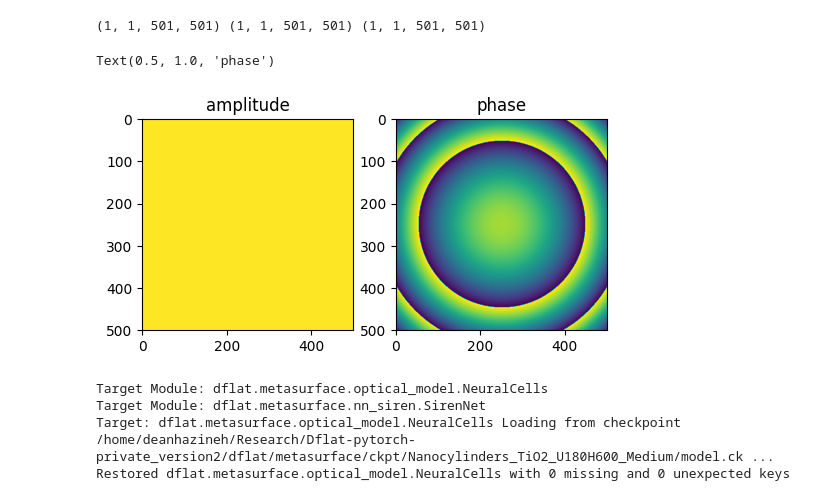
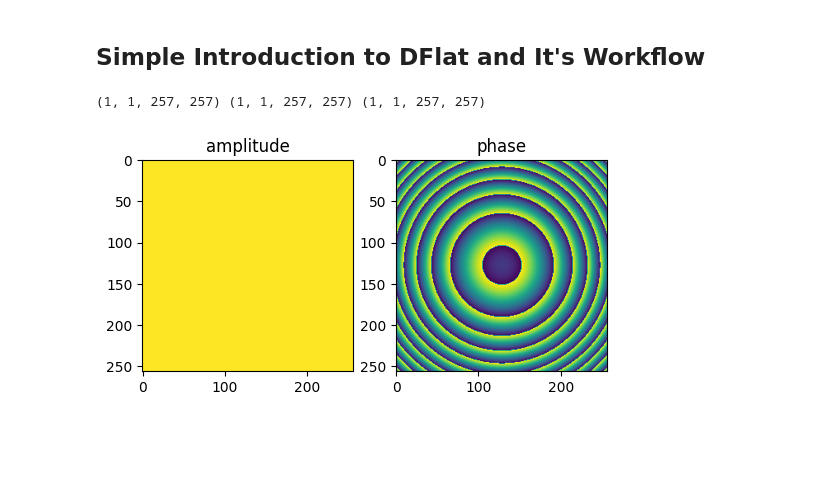
Before and after one commit to DeanHazineh/DFlat, a Jupyter notebook: scripts/demo.ipynb, the cells around one changed output. Drawn from its saved outputs; the diff is of its cells as text; code cells hidden in the pictures; blank space fills up the shorter version.

```diff
--- a/scripts/demo.ipynb
+++ b/scripts/demo.ipynb
@@ -1,3 +1,5 @@
+# %% [markdown]
+## Simple Introduction to DFlat and It's Workflow
 # %%
 import matplotlib.pyplot as plt
 import numpy as np
@@ -7,44 +10,25 @@ from dflat.metasurface import reverse_lookup_optimize, load_optical_model
 from dflat.plot_utilities import mp_format
 from dflat.propagation import PointSpreadFunction
 # %%
-settings = {
-    "in_size": [501, 501],
-    "in_dx_m": [350e-9, 350e-9],
-    "wavelength_set_m": [550e-9],
-    "depth_set_m": [1e-2],
-    "fshift_set_m": [[0.0, 0.0]],
-    "out_distance_m": 1e-2,
-    "aperture_radius_m": None,
-    "radial_symmetry": False
-    }
-amp, phase, aperture = focusing_lens(**settings)
+amp, phase, aperture = focusing_lens(
+    in_size=[257,257],
+    in_dx_m=[180e-9, 180e-9],
+    wavelength_set_m=[600e-9],
+    depth_set_m=[1e-4],
+    fshift_set_m=[[0.0, 0.0]],
+    out_distance_m=1e-3,
+    aperture_radius_m=None,
+    radial_symmetry=False
+)
+# returns focusing profiles of shape [Z, Lam, H, W]
 print(amp.shape, phase.shape, aperture.shape)
 
 fig, ax = plt.subplots(1,2, figsize=(6,3))
 ax[0].imshow(amp[0,0]*aperture[0,0], vmin=0, vmax=1)
 ax[0].set_title("amplitude")
 ax[1].imshow(phase[0,0])
-ax[1].set_title("phase")
+ax[1].set_title("phase");
 # %% [output]
-(1, 1, 501, 501) (1, 1, 501, 501) (1, 1, 501, 501)
+(1, 1, 257, 257) (1, 1, 257, 257) (1, 1, 257, 257)
-Text(0.5, 1.0, 'phase')
-[figure, old version]
+[figure, new version]
-# %%
-# Reverse look-up to find the metasurface that implements the target profile
-model_config_path = "metasurface/ckpt/Nanocylinders_TiO2_U180H600_Medium/config.yaml"
-amp_ = amp[None]
-phase_ = phase[None]
-p_norm, p = reverse_lookup_optimize(
-    amp_,
-    phase_,
-    [550e-9],
-    model_config_path,
-    lr=1e-1,
-    err_thresh=1e-6,
-    max_iter=200,)
-# %% [output]
-Target Module: dflat.metasurface.optical_model.NeuralCells
-Target Module: dflat.metasurface.nn_siren.SirenNet
-Target: dflat.metasurface.optical_model.NeuralCells Loading from checkpoint /home/deanhazineh/Research/Dflat-pytorch-private_version2/dflat/metasurface/ckpt/Nanocylinders_TiO2_U180H600_Medium/model.ck ...
-Restored dflat.metasurface.optical_model.NeuralCells with 0 missing and 0 unexpected keys
 # %%
```
Also changed, not shown: parts of 12 cells of this notebook, 8 other files.
